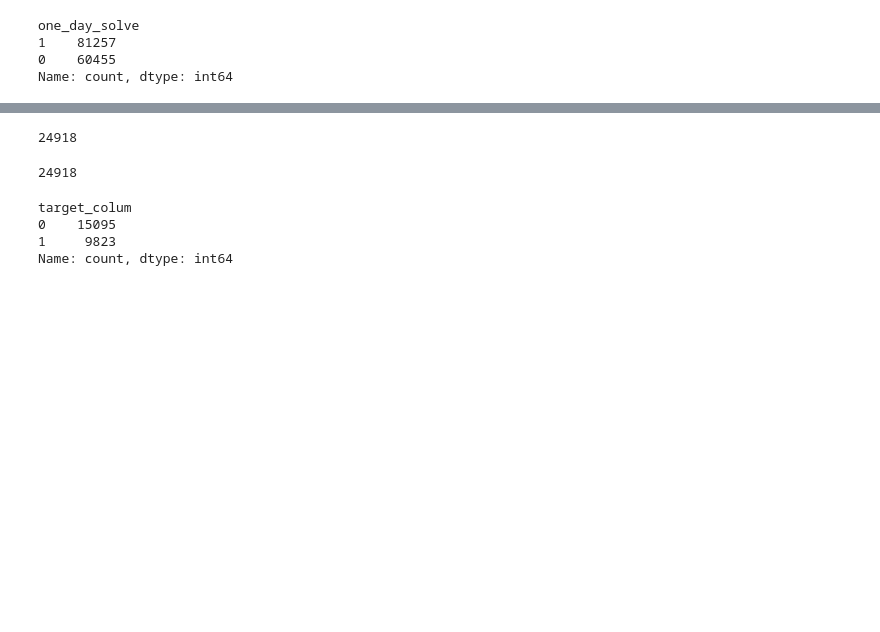
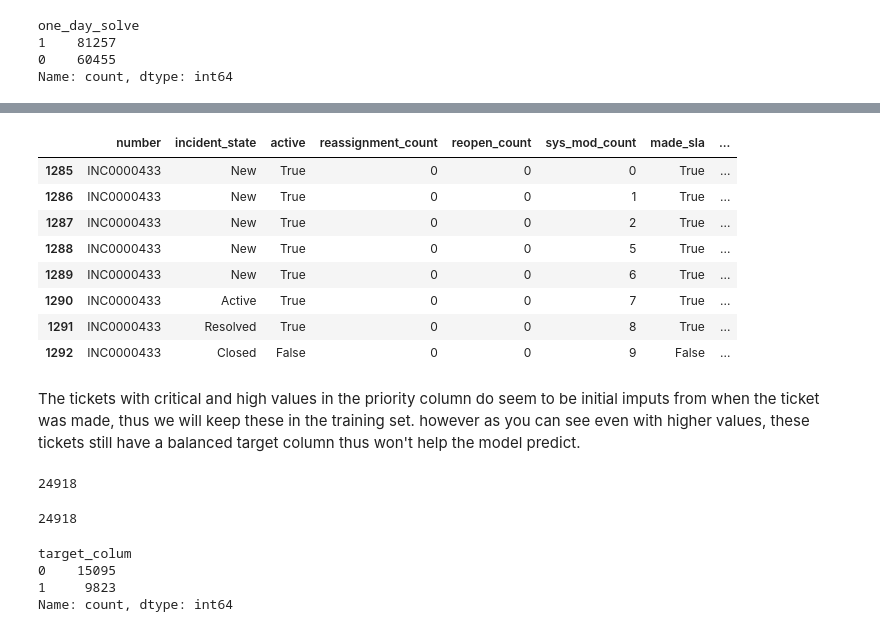
Before and after one commit to Sug-ar-N-Spice/Incident_Events, a Jupyter notebook: incident_event_log.ipynb, the cells around one changed output, grey strips where cells are left out. Drawn from its saved outputs; the diff is of its cells as text; code cells hidden in the pictures; blank space fills up the shorter version.

```diff
--- a/incident_event_log.ipynb
+++ b/incident_event_log.ipynb
@@ -342,3 +389,18 @@ Name: count, dtype: int64
+# %%
+#lets look at the orginal dataframe with one of the 'number' values below to make sure we are capturing the first priority value for a given number
+df_nan.loc[df_nan['number'] == 'INC0000433']
+# %% [output]
+|  | number | incident_state | active | reassignment_count | reopen_count | sys_mod_count | made_sla | ... |
+| 1285 | INC0000433 | New | True | 0 | 0 | 0 | True | ... |
+| 1286 | INC0000433 | New | True | 0 | 0 | 1 | True | ... |
+| 1287 | INC0000433 | New | True | 0 | 0 | 2 | True | ... |
+| 1288 | INC0000433 | New | True | 0 | 0 | 5 | True | ... |
+| 1289 | INC0000433 | New | True | 0 | 0 | 6 | True | ... |
+| 1290 | INC0000433 | Active | True | 0 | 0 | 7 | True | ... |
+| 1291 | INC0000433 | Resolved | True | 0 | 0 | 8 | True | ... |
+| 1292 | INC0000433 | Closed | False | 0 | 0 | 9 | False | ... |
+# %% [markdown]
+The tickets with critical and high values in the priority column do seem to be initial imputs from when the ticket was made, thus we will keep these in the training set. however as you can see even with higher values, these tickets still have a balanced target column thus won't help the model predict.
 # %%
 #This shows that our filtered dataFrame retains all of the unique values in the 'number' column
 duplicates_list = df_nan['number'].unique().tolist()
```
Also changed, not shown: parts of 121 cells of this notebook.
